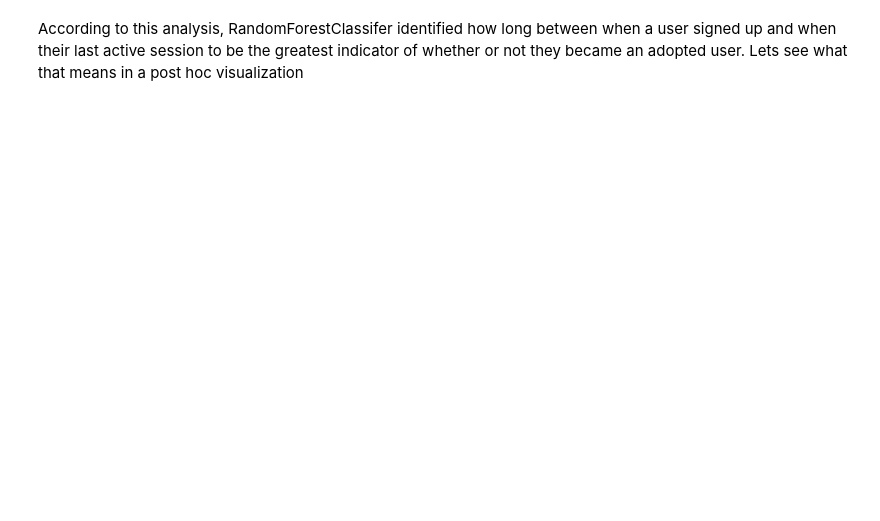
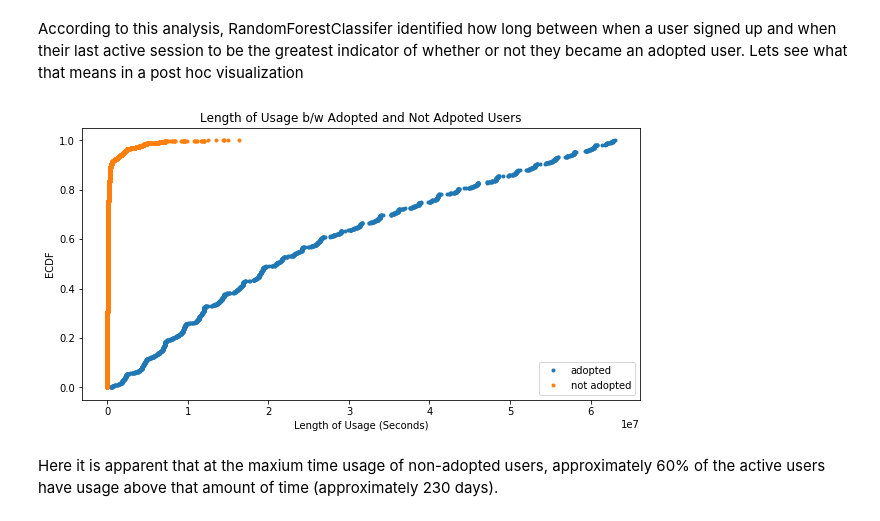
Before and after one commit to SANJUKTA716/Take-Home-Challenge-Relax-Inc., a Jupyter notebook: Take-Home Challenge,relax..ipynb, the cells around one changed output. Saved outputs shown, nothing was run; the diff lists cells and outputs as text; code cells hidden in the pictures; blank space fills up the shorter version.

```diff
--- a/Take-Home Challenge,relax..ipynb
+++ b/Take-Home Challenge,relax..ipynb
@@ -236,3 +272,29 @@ def ecdf(data):
     x = np.sort(data)
     y = np.arange(1, n+1) / n
     return x, y
+# %%
+
+
+adopted = feature_df.usage_length.loc[feature_df['adopted_user'] == 1]
+not_adopted = feature_df.usage_length.loc[feature_df['adopted_user'] == 0]
+# %%
+#set fig size
+%matplotlib inline
+plt.figure(figsize=(10,5))
+
+x_active, y_active = ecdf(adopted)
+x_inactive, y_inactive = ecdf(not_adopted)
+
+plt.plot(x_active, y_active, marker='.', linestyle='none')
+plt.plot(x_inactive, y_inactive, marker='.', linestyle='none')
+plt.title('Length of Usage b/w Adopted and Not Adpoted Users')
+plt.xlabel('Length of Usage (Seconds)')
+plt.ylabel('ECDF')
+plt.legend(['adopted', 'not adopted'])
+plt.show()
+# %% [output]
+[figure, added]
+# %% [markdown]
+
+
+Here it is apparent that at the maxium time usage of non-adopted users, approximately 60% of the active users have usage above that amount of time (approximately 230 days).
```
Also changed, not shown: parts of 6 cells of this notebook.
